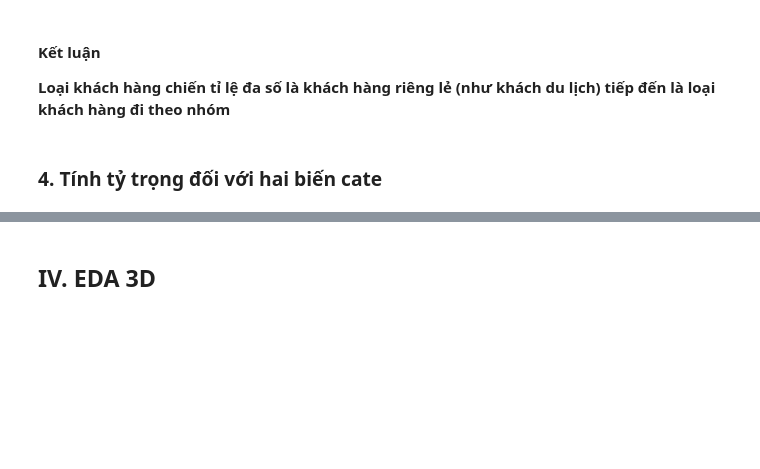
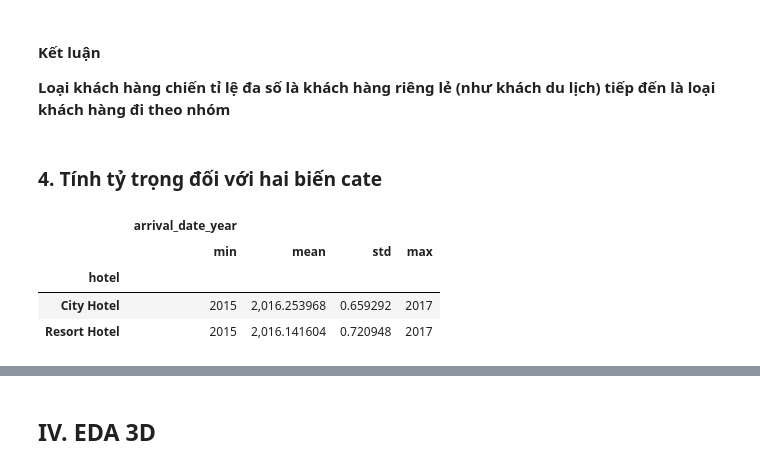
Before and after one commit to faithdanghuy/DataVis-Project, a Jupyter notebook: Source/HotelBooking.ipynb, the cells around one changed output, grey strips where cells are left out. Cells and saved outputs as stored; diff of their text form; code cells hidden in the pictures; blank space fills up the shorter version.

```diff
--- a/Source/HotelBooking.ipynb
+++ b/Source/HotelBooking.ipynb
@@ -383,4 +389,12 @@ sns.countplot(data=df, x='customer_type', hue='hotel')
 **Loại khách hàng chiến tỉ lệ đa số là khách hàng riêng lẻ (như khách du lịch) tiếp đến là loại khách hàng đi theo nhóm**
 # %% [markdown]
 ### **4. Tính tỷ trọng đối với hai biến cate** <a class="anchor" id="c34"></a>
+# %%
+df.groupby([cate_list[0]]).agg({num_list[2]: ['min', 'mean', 'std', 'max']})
+# %% [output]
+|  | arrival_date_year |  |  |  |
+|  | min | mean | std | max |
+| hotel |  |  |  |  |
+| City Hotel | 2015 | 2,016.253968 | 0.659292 | 2017 |
+| Resort Hotel | 2015 | 2,016.141604 | 0.720948 | 2017 |
 # %%
```
Also changed, not shown: parts of 9 cells of this notebook, 1 other file.
